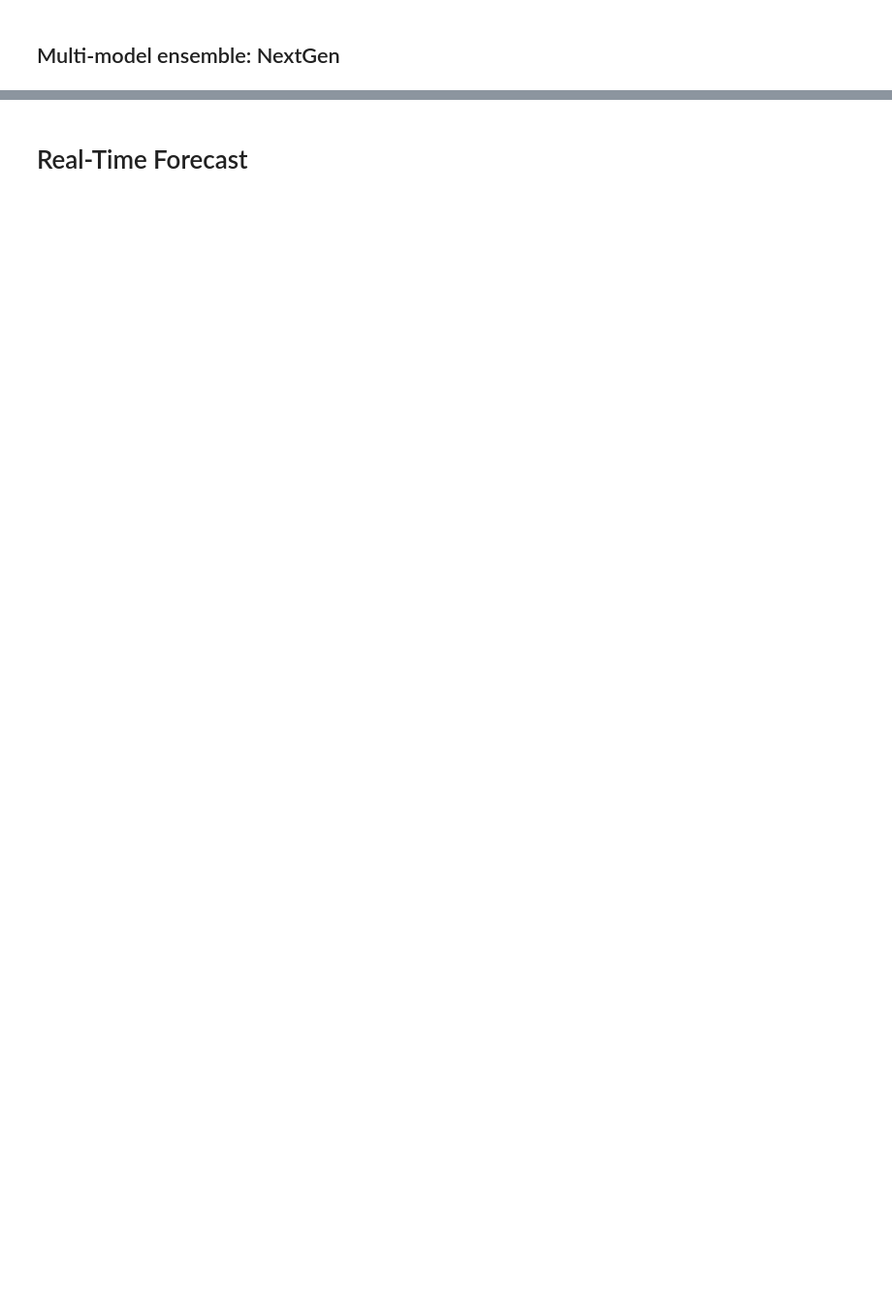
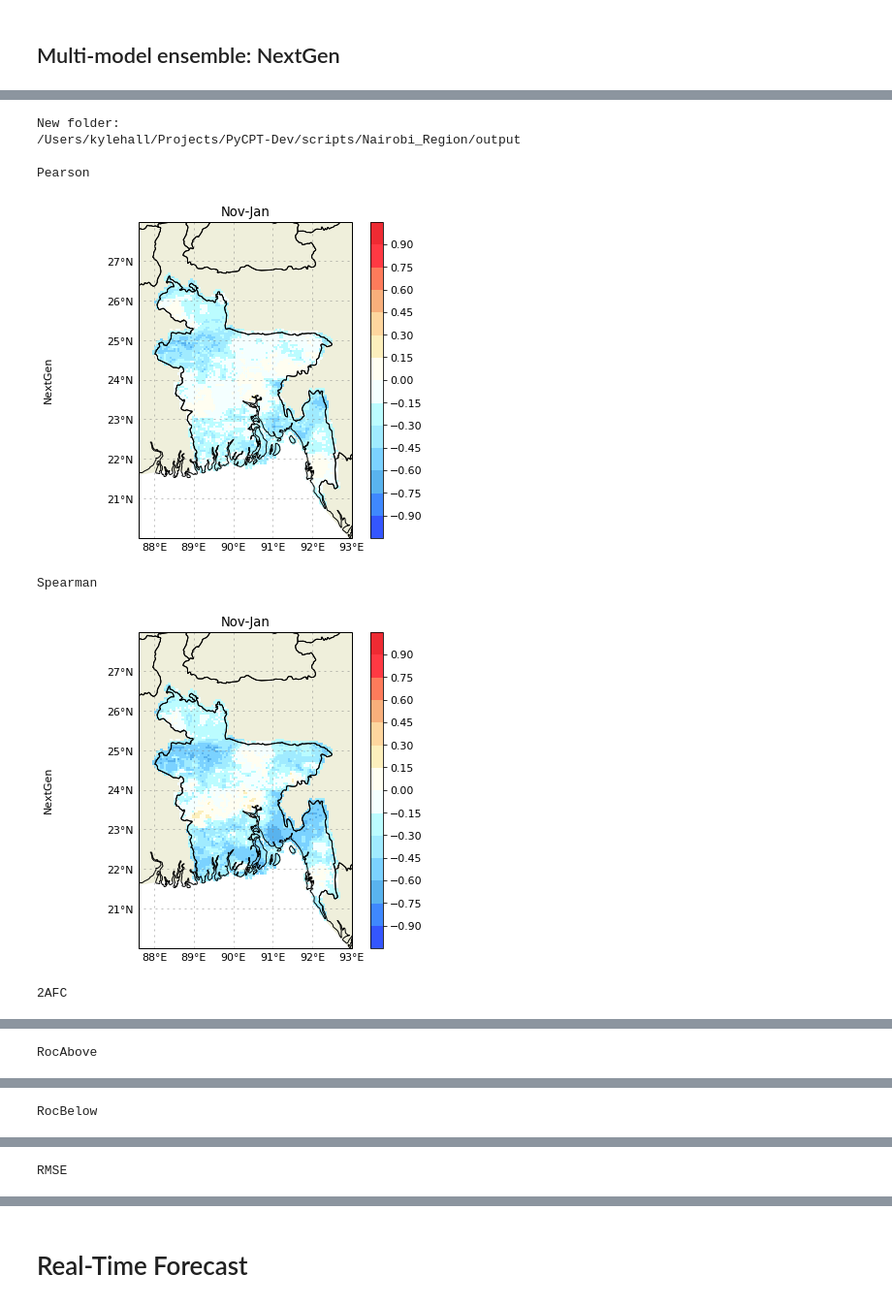
Before and after one commit to nachiketaacharya/PyCPT_Seasonal, a Jupyter notebook: scripts/PyCPT_seav1.4.ipynb, the cells around one changed output, grey strips where cells are left out. Shown at 97% size. Drawn from its saved outputs; the diff is of its cells as text; code cells hidden in the pictures; blank space fills up the shorter version.

```diff
--- a/scripts/PyCPT_seav1.4.ipynb
+++ b/scripts/PyCPT_seav1.4.ipynb
@@ -328,20 +399,32 @@ print('\033[1mPROCESS COMPLETED \033[0;0m')
 # %%
 #####Choose metrics (options are: 'Pearson','Spearman','2AFC','RocAbove','RocBelow'):
 met=('Pearson','Spearman','2AFC','RocAbove','RocBelow', 'RMSE')
 #monss=['Dec-Feb','Mar-May','Apr-Jun','Sep-Nov']   #Needs to be any of the seasons computed.
 monss=['Nov-Jan']
 modelo=['NextGen']
 
-print("Present folder:")
-%cd $workdir/output
+print("New folder:")
+if platform.system() == 'Windows':
+    %cd $workdir\output
+else:
+    %cd $workdir/output
 
 # Skill scores loop
 plt.rcParams.update({'font.size': 11})
 for ime in met:
     pltmap(modelo,PREDICTAND,ime,wlo2,elo2,sla2,nla2,fprefix,mpref,tgts,mons,monss, obs)
     print('')
     print("\033[1m"+ime+"\033[0;0m")
     #plt.show()
     print('')
     plt.savefig("3_nextGen"+ime+".png",dpi=300)
     plt.show()
+# %% [output]
+New folder:
+/Users/kylehall/Projects/PyCPT-Dev/scripts/Nairobi_Region/output
+
+Pearson
+[figure, added]
+Spearman
+[figure, added]
+2AFC
@@ -347,0 +432 @@ for ime in met:
+RocAbove
@@ -347,0 +434 @@ for ime in met:
+RocBelow
@@ -347,0 +436 @@ for ime in met:
+RMSE
```
Also changed, not shown: parts of 12 cells of this notebook, 1 other file.
